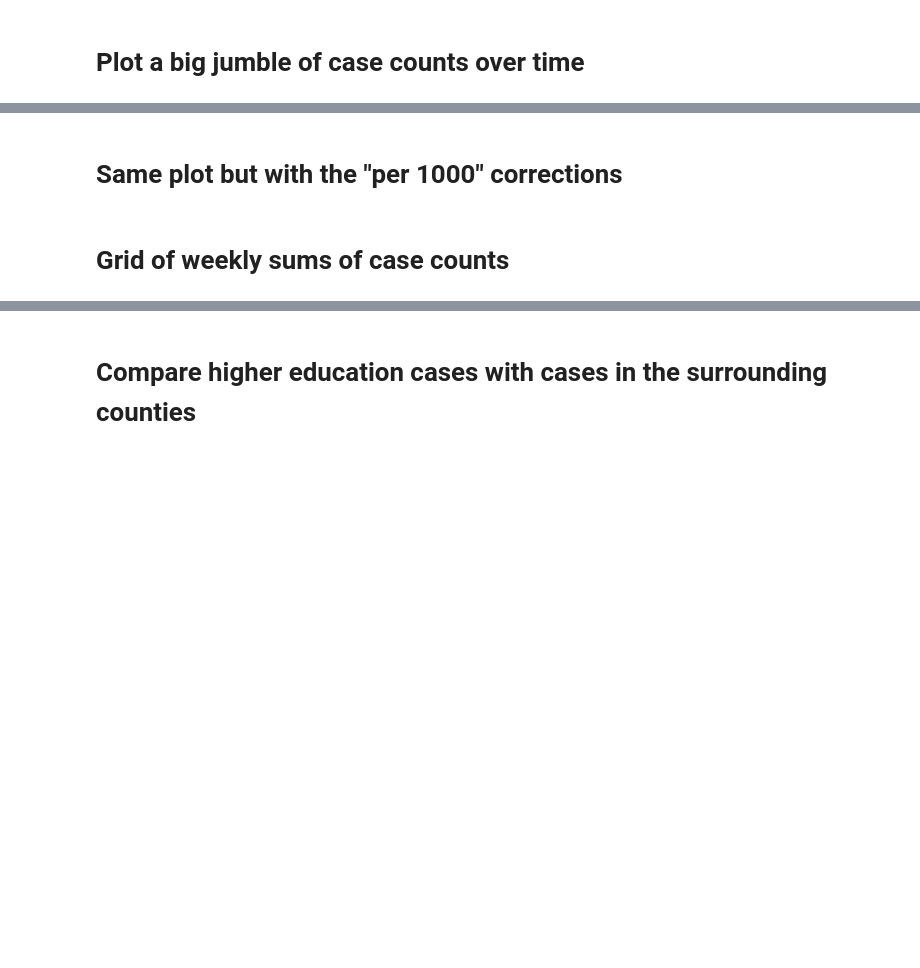
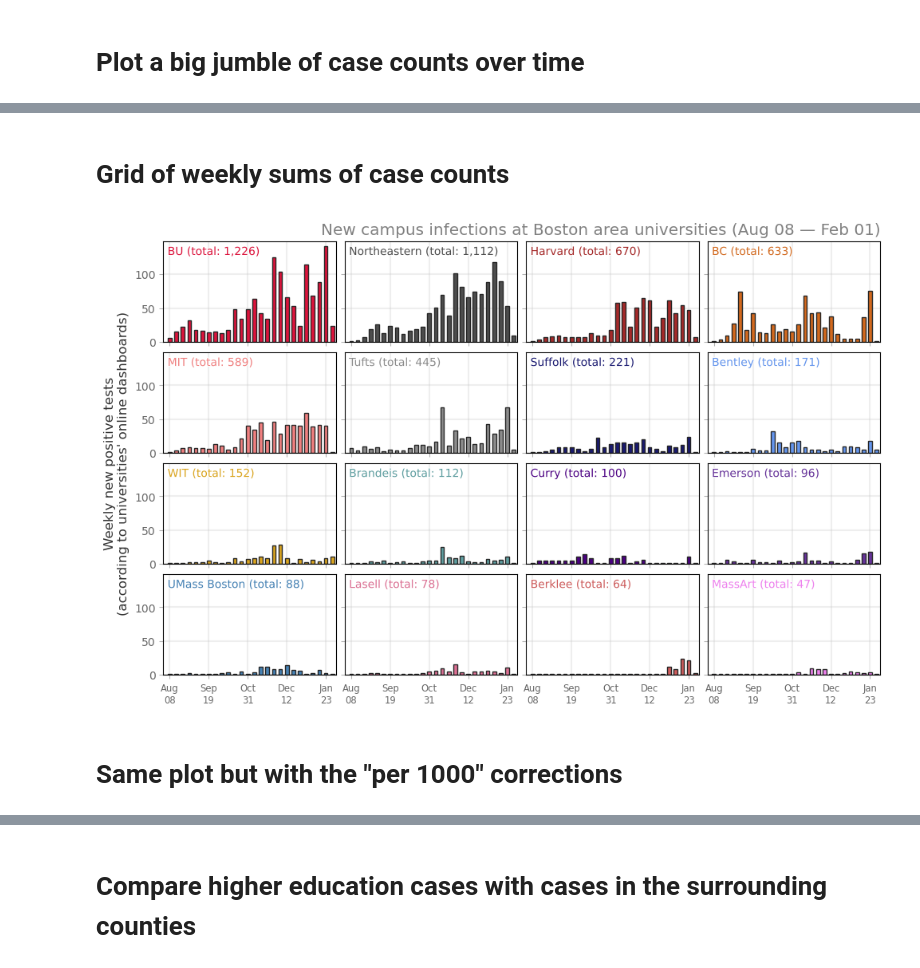
Before and after one commit to jkbren/massachusetts-higher-ed-covid, a Jupyter notebook: code/universities-in-boston.ipynb, the cells around one changed output, grey strips where cells are left out. Drawn from its saved outputs; the diff is of its cells as text; code cells hidden in the pictures; blank space fills up the shorter version.

```diff
--- a/code/universities-in-boston.ipynb
+++ b/code/universities-in-boston.ipynb
@@ -115,2 +174,48 @@ plt.show()
+# %% [markdown]
+# Grid of weekly sums of case counts
+# %%
+w = 2.9; h = 1.8
+ncols = 4; nrows = 4
+tups = list(it.product(range(nrows), range(ncols)))
+fig, ax = plt.subplots(nrows, ncols, figsize=(ncols*w,nrows*h), dpi=100, sharex=True, sharey=True)
+plt.subplots_adjust(wspace=0.05,hspace=0.1)
+
+for i, univ in enumerate(sorder):
+    univ_col = school_deets.loc[school_deets['name']==univ,'color'].values[0]
+    univ_abb = school_deets.loc[school_deets['name']==univ,'abbrev'].values[0]
+
+    data_u = boston_g.loc[(boston_g['university']==univ)&(boston_g['date']>start)].copy()
+    xvals_u = np.array([date_dict[i] for i in data_u['date'].values])
+    tot_cases = int(sum(data_u['positive_tests'].values))
+    yvals_u = data_u['positive_tests'].values+1
+    ax[tups[i]].bar(xvals_u, yvals_u, fc=univ_col, ec='.15', lw=1, width=4)
+
+    name = univ_abb + ' (total: %s)'%("{:,}".format(tot_cases))
+    text = ax[tups[i]].text(0.025, 0.95, name, transform=ax[tups[i]].transAxes,
+                     color=univ_col, ha='left', va='top', fontsize='medium',
+                     path_effects=[path_effects.Stroke(linewidth=1.5, foreground='w'), path_effects.Normal()])
+
+ax[(2,0)].set_ylabel("Weekly new positive tests\n(according to universities' online dashboards)",
+                     color='.2',fontsize='large', y=1)
+ax[(0,ncols-1)].set_title("New campus infections at Boston area universities (%s — %s)"%(
+                          month_abbrev[data_u['date'].min()[5:7]]+" "+data_u['date'].min()[8:],
+                          month_abbrev[today[5:7]]+" "+today[8:]),
+                    x=1.0, ha='right', color='.5',fontsize='x-large')
+
+for a in fig.axes:
+    datlabs = data_u['date'].unique()[::6]
+    a.set_xticks([date_dict[i] for i in datlabs])
+    a.set_xticklabels([month_abbrev[i[5:7]]+'\n'+i[8:] for i in datlabs],fontsize='small')
+    a.grid(linewidth=1.5,color='.75',alpha=0.25)
+    a.tick_params(labelcolor='.4',color='.7')
+    a.set_xlim(date_dict[start], date_dict[today]+2)
+
+
+plt.savefig('../figs/pngs/university_boston_grid.png', dpi=425, bbox_inches='tight')
+plt.savefig('../figs/pdfs/university_boston_grid.pdf', bbox_inches='tight')
+
+plt.show()
+# %% [output]
+[figure, added]
 # %% [markdown]
 # Same plot but with the "per 1000" corrections
@@ -162,3 +222 @@ plt.show()
-# %% [markdown]
-# Grid of weekly sums of case counts
 # %%
```
Also changed, not shown: parts of 15 cells of this notebook, 25 other files.
